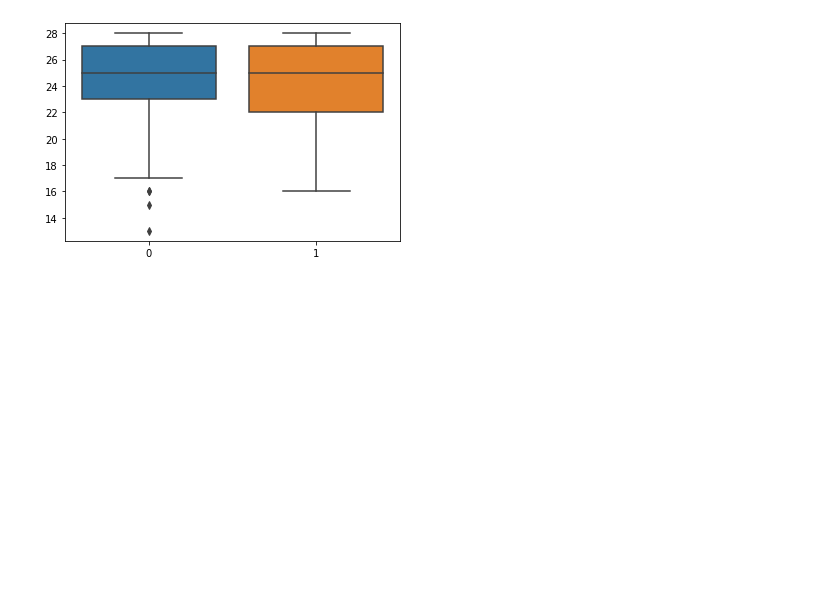
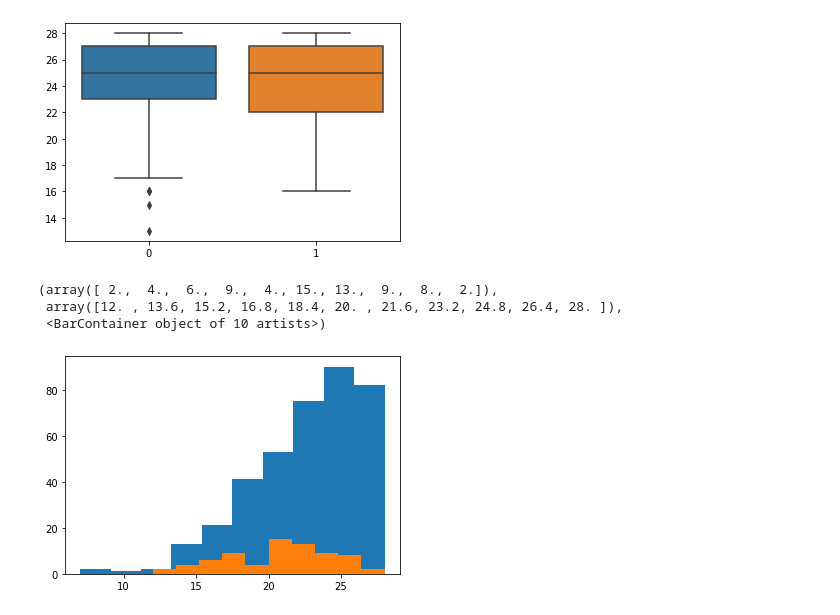
Before and after one commit to dan1lo/PesquisaDoutoradoPosDiferencas, a Jupyter notebook: pesquisa_sexo.ipynb, the cells around one changed output. Cells and saved outputs as stored; diff of their text form; code cells hidden in the pictures; blank space fills up the shorter version.

```diff
--- a/pesquisa_sexo.ipynb
+++ b/pesquisa_sexo.ipynb
@@ -249,6 +259,15 @@ min      16.000000
 max      28.000000
 Name: Interpersoal, dtype: float64
 [figure]
+# %%
+x = plt.hist(dados_masculinos.Resolucao_Problemas)
+x
+plt.hist(dados_femininos.Resolucao_Problemas)
+# %% [output]
+(array([ 2.,  4.,  6.,  9.,  4., 15., 13.,  9.,  8.,  2.]),
+ array([12. , 13.6, 15.2, 16.8, 18.4, 20. , 21.6, 23.2, 24.8, 26.4, 28. ]),
+ <BarContainer object of 10 artists>)
+[figure, added]
 # %%
 sns.distplot(dados_masculinos.satisfacao)
 # %% [output]
```
Also changed, not shown: parts of 6 cells of this notebook.
